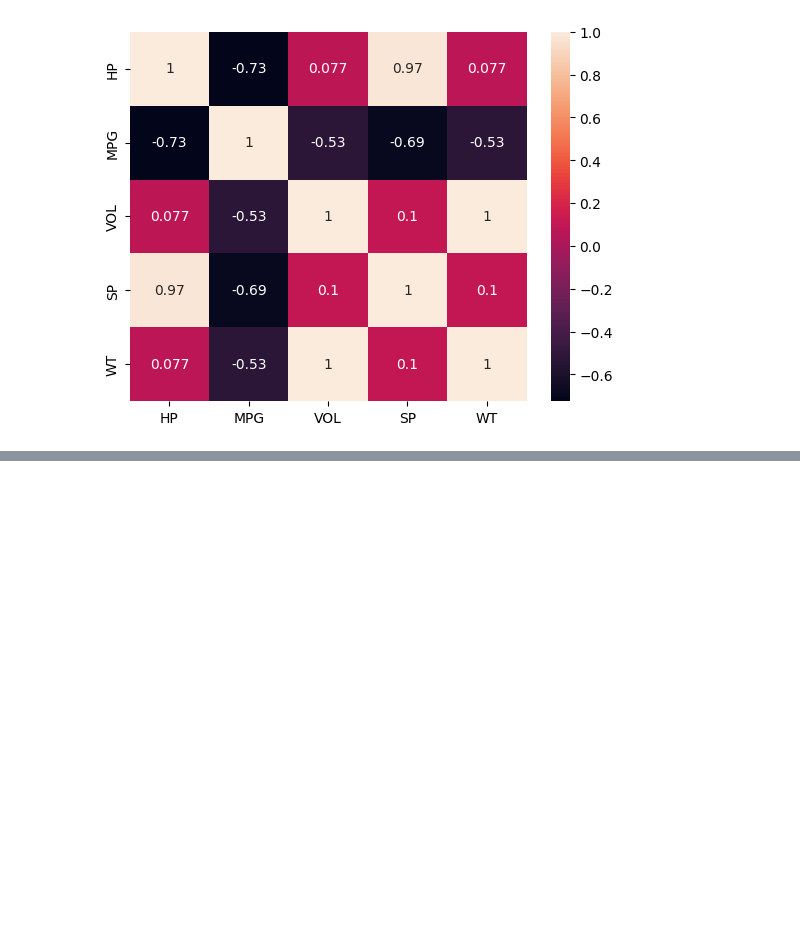
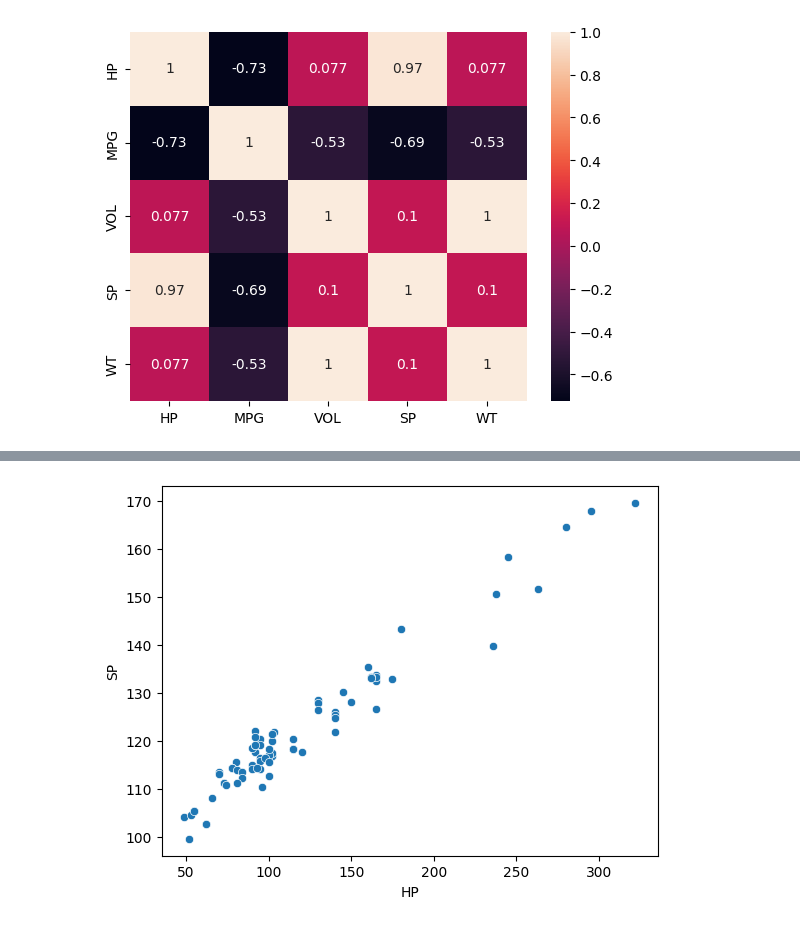
Before and after one commit to MeghanaPidaparthi/ExcelR-tutorials, a Jupyter notebook: Day_21.ipynb, the cells around one changed output, grey strips where cells are left out. Drawn from its saved outputs; the diff is of its cells as text; code cells hidden in the pictures; blank space fills up the shorter version.

```diff
--- a/Day_21.ipynb
+++ b/Day_21.ipynb
@@ -75,0 +89,5 @@ plt.show()
+# %%
+sns.scatterplot(x=cars["HP"],y=cars["SP"])
+plt.show()
+# %% [output]
+[figure, added]
```
Also changed, not shown: parts of 10 cells of this notebook.
